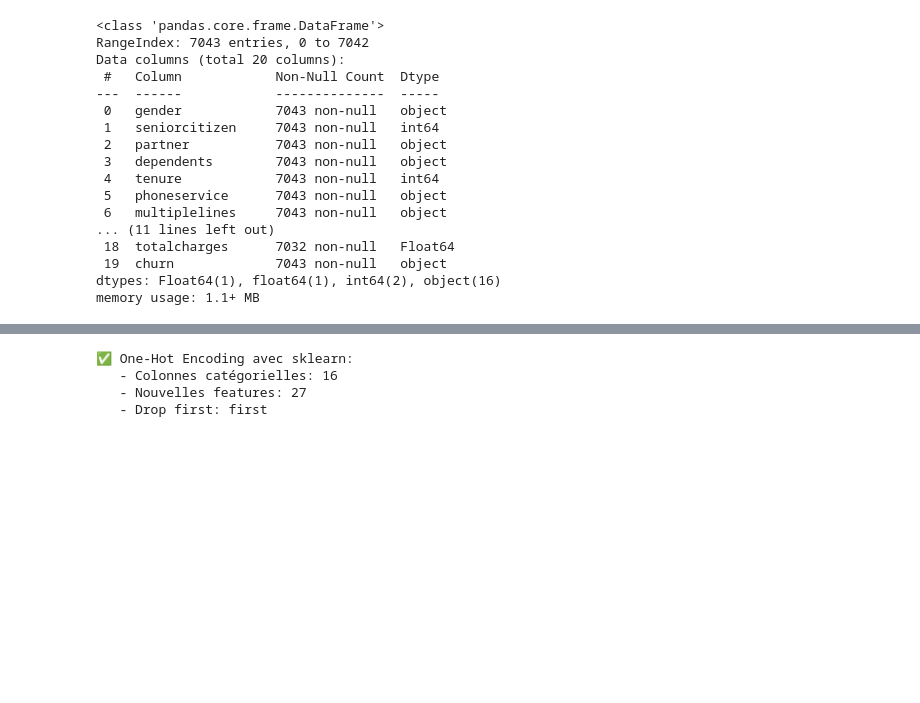
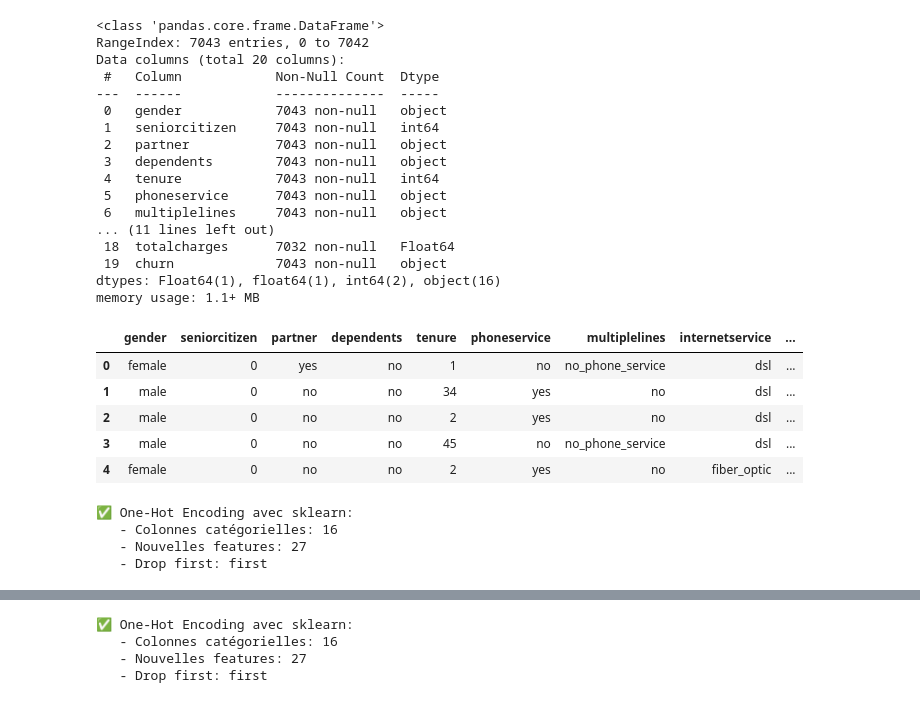
Before and after one commit to WillaneJaures/MLOpsSWJ, a Jupyter notebook: week1/3-project/Carapuce0.ipynb, the cells around one changed output, grey strips where cells are left out. Cells and saved outputs as stored; diff of their text form; code cells hidden in the pictures; blank space fills up the shorter version.

```diff
--- a/week1/3-project/Carapuce0.ipynb
+++ b/week1/3-project/Carapuce0.ipynb
@@ -169,3 +169,13 @@ Data columns (total 20 columns):
  19  churn             7043 non-null   object
 dtypes: Float64(1), float64(1), int64(2), object(16)
 memory usage: 1.1+ MB
+# %%
+#new
+df.head(5)
+# %% [output]
+|  | gender | seniorcitizen | partner | dependents | tenure | phoneservice | multiplelines | internetservice | ... |
+| 0 | female | 0 | yes | no | 1 | no | no_phone_service | dsl | ... |
+| 1 | male | 0 | no | no | 34 | yes | no | dsl | ... |
+| 2 | male | 0 | no | no | 2 | yes | no | dsl | ... |
+| 3 | male | 0 | no | no | 45 | no | no_phone_service | dsl | ... |
+| 4 | female | 0 | no | no | 2 | yes | no | fiber_optic | ... |
@@ -171,0 +187,47 @@ memory usage: 1.1+ MB
+# %%
+
+from sklearn.preprocessing import OneHotEncoder
+def onehot_encode_sklearn(X, drop='first'):
+    """
+    One-Hot Encoding avec sklearn
+    """
+    object_cols = X.select_dtypes(include=['object']).columns.tolist()
+
+    if not object_cols:
+        print("Aucune colonne object à encoder")
+        return X, None
+
+    # Séparer les colonnes numériques et catégorielles
+    numeric_cols = X.select_dtypes(exclude=['object']).columns.tolist()
+    df_numeric = X[numeric_cols].copy()
+    df_categorical = X[object_cols].copy()
+
+    # Initialiser OneHotEncoder
+    encoder = OneHotEncoder(drop=drop, sparse_output=False)
+
+    # Appliquer l'encodage
+    encoded_array = encoder.fit_transform(df_categorical)
+
+    # Créer les noms de colonnes
+    feature_names = encoder.get_feature_names_out(object_cols)
+
+    # Créer DataFrame encodé
+    df_encoded = pd.DataFrame(encoded_array, columns=feature_names, index=df.index)
+
+    # Combiner avec les colonnes numériques
+    df_final = pd.concat([df_numeric, df_encoded], axis=1)
+
+    print(f"✅ One-Hot Encoding avec sklearn:")
+    print(f"   - Colonnes catégorielles: {len(object_cols)}")
+    print(f"   - Nouvelles features: {len(feature_names)}")
+    print(f"   - Drop first: {drop}")
+
+    return df_final, encoder
+
+# Application
+df_encoded, encoder = onehot_encode_sklearn(df)
+# %% [output]
+✅ One-Hot Encoding avec sklearn:
+   - Colonnes catégorielles: 16
+   - Nouvelles features: 27
+   - Drop first: first
```
Also changed, not shown: parts of 21 cells of this notebook, 12 other files.
